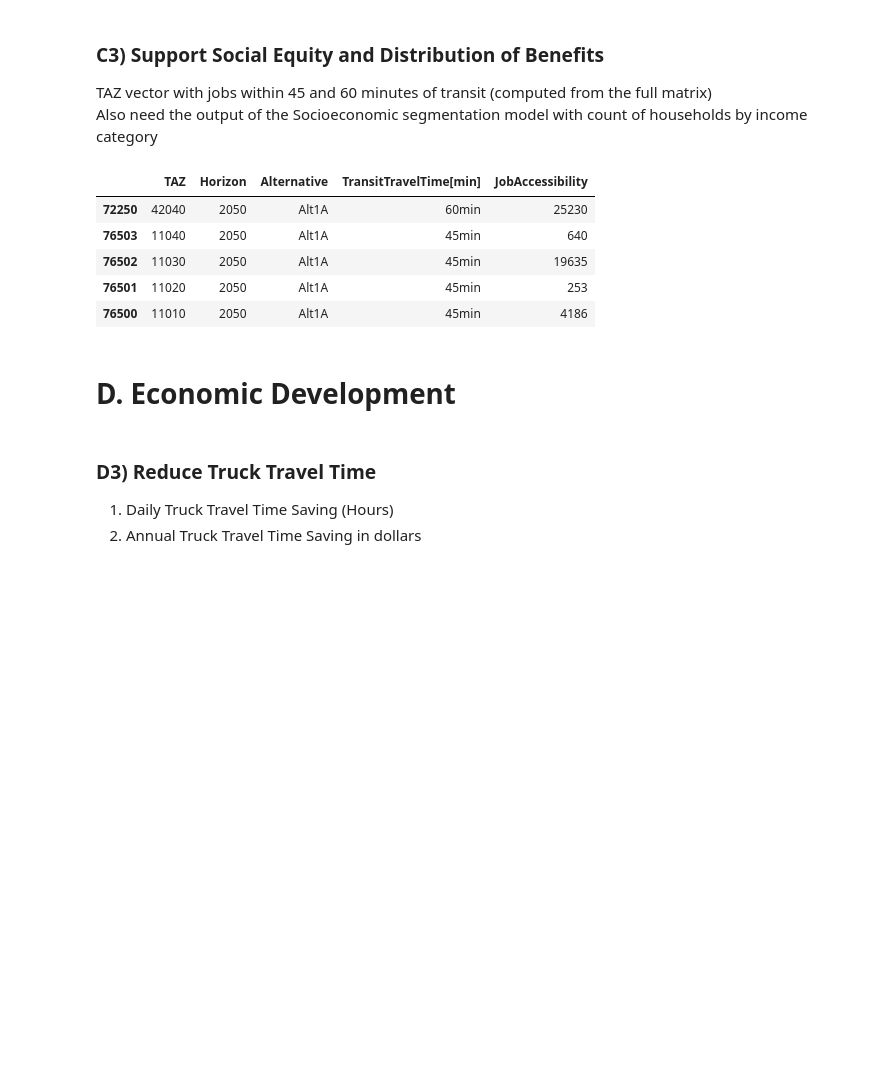
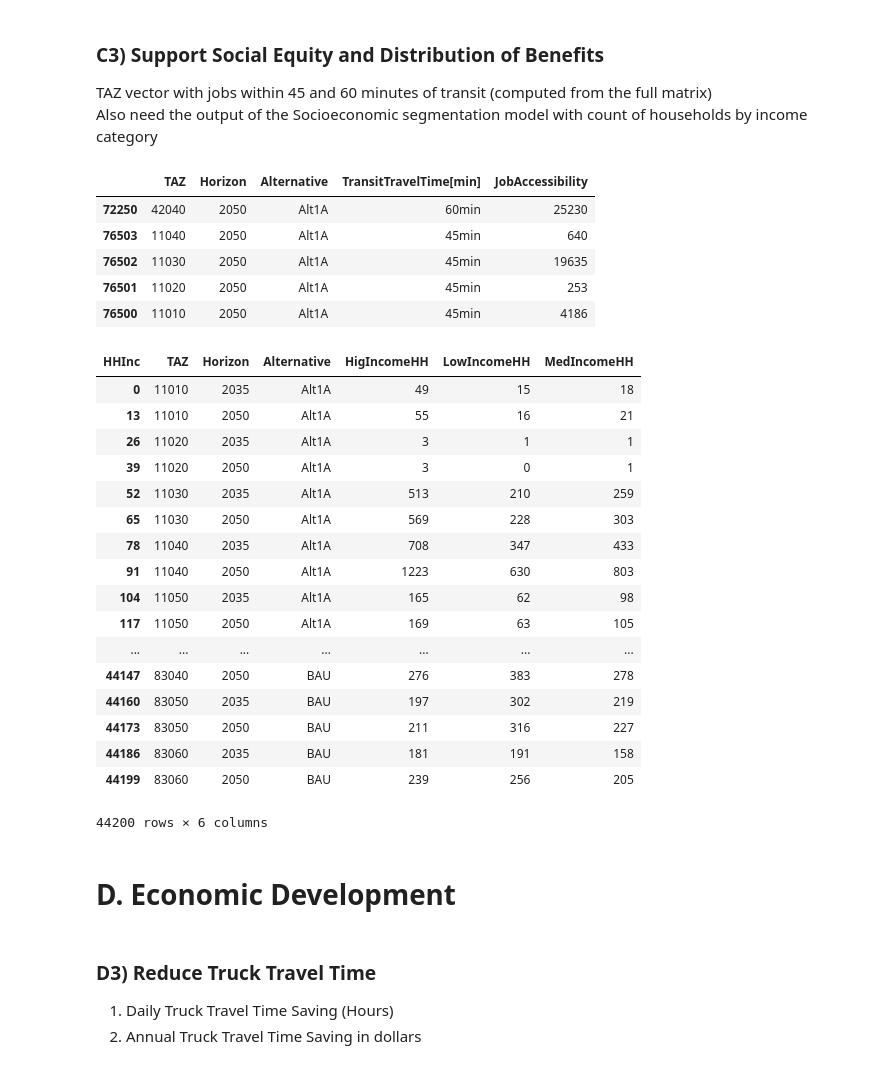
Before and after one commit to KristinaKwong/r2uPhase2, a Jupyter notebook: RTM/Scripts/MAE/MAE_Performance_Measures.ipynb, the cells around one changed output. Drawn from its saved outputs; the diff is of its cells as text; code cells hidden in the pictures; blank space fills up the shorter version.

Commit message:
UBC MAE Metrics Update •	A4a: TAZ-level results in minute  hour •	B4: Transit travel time to TAZ 21060  21070 •	C3: Transit travel time to/from TAZ 21060  21070, export 2035 HH by income category

```diff
--- a/RTM/Scripts/MAE/MAE_Performance_Measures.ipynb
+++ b/RTM/Scripts/MAE/MAE_Performance_Measures.ipynb
@@ -526,6 +522,7 @@ auto_tt_savings["auto_time_savings[hours]"]=-1
 
 result = ['Person-Hours by Auto Mode','N/A', 'N/A']
 rounding = -2
+eb = _m.Modeller().emmebank
 project_dir = os.path.abspath(os.path.join(eb.path,"../.."))
 
 # mode_list = {mode_category: mode_group [mode, mode, mode]}
@@ -545,6 +542,7 @@ expansion_factors = {"SOV": [3.44, 8.41, 3.95],
 DailyToAnnual_factors = {"SOV":335,"HOV":335,"BUS":276,"RAL":276,"WCE":224,"LGV":313,"HGV":276}
 
 TAZ_Result_auto = {}
+ZoneList = util.get_matrix_numpy(eb, "mozoneindex", reshape=False).astype(int).tolist()
 TAZ_Result_auto["TAZ"] = ZoneList
 
 for index, row in auto_tt_savings.iterrows():
@@ -572,7 +570,7 @@ for index, row in auto_tt_savings.iterrows():
     auto_tt_savings.at[index,"auto_time_savings[hours]"] = result
 
     scenario_name = row["Alternative"]+"_"+str(row["Horizon"])
-    TAZ_Result_auto[scenario_name] = np.sum(Annual_Time_BenefitMinutes,axis=1)
+    TAZ_Result_auto[scenario_name] = np.sum(Annual_Time_BenefitMinutes/60,axis=1)
 
 TAZ_Result_auto=pd.DataFrame.from_dict(TAZ_Result_auto,orient='index').transpose()
 TAZ_Result_auto_Header = ['TAZ']  + [col for col in TAZ_Result_auto if col != 'TAZ']
@@ -1009,7 +1007,7 @@ def get_transit_travel_time(eb):
 TransitTravelTime_Table = {}
 ZoneList = util.get_matrix_numpy(eb, "mozoneindex", reshape=False).astype(int).tolist()
 TransitTravelTime_Table["TAZ"] = ZoneList
-zone_index = ZoneList.index(21060) # University and Mall at TAZ 21060
+zone_index = ZoneList.index(21070) # University and Mall at TAZ 21070
 
 for index,row in scenarios_table.iterrows():
     eb = open_emmbank(row["Databank"])
@@ -1230,6 +1228,8 @@ Assessibility_Table.head()
 | 76500 | 11010 | 2050 | Alt1A | 45min | 4186 |
 # %%
 # export the household count by income category for 2035/2050 BAU databanks
+eb = _m.Modeller().emmebank
+ZoneList = util.get_matrix_numpy(eb, "mozoneindex", reshape=False).astype(int).tolist()
 df_hh_list = pd.DataFrame.from_dict({"TAZ1741":ZoneList},orient='index').transpose()
 df_hh_long_list = []
 for index,row in scenarios_table.iterrows():
@@ -1241,35 +1241,54 @@ for index,row in scenarios_table.iterrows():
     df_hh = pd.read_sql("select * from segmentedHouseholds", conn_rtm)
     conn_rtm.close()
     df_hh = df_hh[["TAZ1741","HHInc","CountHHs"]].groupby(["TAZ1741","HHInc"])["CountHHs"].sum().reset_index()
     df_hh_Long = df_hh.copy()
     df_hh_Long["Alternative"] = row["Scenario"]
     df_hh_Long["Horizon"] = row["Horizon"]
     df_hh_long_list.append(df_hh_Long)
 
     df_hh = df_pivot(df_hh, "TAZ1741","HHInc","CountHHs").fillna(0)
     scenario_label = row["Scenario"]+"_"+str(row["Horizon"])
     df_hh.rename(columns={1: scenario_label+"_Low",
                           2: scenario_label+"_Med",
                           3: scenario_label+"_Hig"}, inplace=True)
     df_hh_list = df_hh_list.merge(df_hh, how='outer', on='TAZ1741')
 
 df_hh_list.to_csv("C3_HH_Wide.csv",index=False)
 df_hh_long_list = pd.concat(df_hh_long_list).reset_index(drop=True)
 df_hh_long_list.rename(columns={"TAZ1741":"TAZ"},inplace=True)
 df_hh_long_list[["TAZ","HHInc","CountHHs"]] = df_hh_long_list[["TAZ","HHInc","CountHHs"]].astype(int)
 df_hh_long_list = df_hh_long_list[df_hh_long_list["TAZ"]>9999]
 df_hh_long_list = df_hh_long_list.replace({"HHInc": {1: "LowIncomeHH",
                                                      2: "MedIncomeHH",
                                                      3: "HigIncomeHH"}})
-df_hh_long_list = df_hh_long_list[df_hh_long_list.Horizon==2050].sort_values(["Alternative","HHInc"])
+df_hh_long_list = df_hh_long_list.sort_values(["Alternative","HHInc"])
 df_hh_long_list= df_hh_long_list[["TAZ","Horizon","Alternative","HHInc","CountHHs"]]
 df_hh_long_list = pd.pivot_table(df_hh_long_list,
                                  index=["TAZ","Horizon","Alternative"],
                                  columns="HHInc", values="CountHHs",
                                  aggfunc= "first").reset_index()
-df_hh_long_list = df_hh_long_list[df_hh_long_list.Horizon==2050].sort_values(["Alternative","TAZ"]).round(0)
+df_hh_long_list = df_hh_long_list.sort_values(["Alternative","TAZ"]).round(0)
 df_hh_long_list.to_csv("C3_HH.csv",index=False)
 df_hh_long_list
+# %% [output]
+| HHInc | TAZ | Horizon | Alternative | HigIncomeHH | LowIncomeHH | MedIncomeHH |
+| 0 | 11010 | 2035 | Alt1A | 49 | 15 | 18 |
+| 13 | 11010 | 2050 | Alt1A | 55 | 16 | 21 |
+| 26 | 11020 | 2035 | Alt1A | 3 | 1 | 1 |
+| 39 | 11020 | 2050 | Alt1A | 3 | 0 | 1 |
+| 52 | 11030 | 2035 | Alt1A | 513 | 210 | 259 |
+| 65 | 11030 | 2050 | Alt1A | 569 | 228 | 303 |
+| 78 | 11040 | 2035 | Alt1A | 708 | 347 | 433 |
+| 91 | 11040 | 2050 | Alt1A | 1223 | 630 | 803 |
+| 104 | 11050 | 2035 | Alt1A | 165 | 62 | 98 |
+| 117 | 11050 | 2050 | Alt1A | 169 | 63 | 105 |
+| ... | ... | ... | ... | ... | ... | ... |
+| 44147 | 83040 | 2050 | BAU | 276 | 383 | 278 |
+| 44160 | 83050 | 2035 | BAU | 197 | 302 | 219 |
+| 44173 | 83050 | 2050 | BAU | 211 | 316 | 227 |
+| 44186 | 83060 | 2035 | BAU | 181 | 191 | 158 |
+| 44199 | 83060 | 2050 | BAU | 239 | 256 | 205 |
+44200 rows × 6 columns
 # %% [markdown]
 # D. Economic Development
 # %% [markdown]
```
Also changed, not shown: parts of 6 cells of this notebook.
